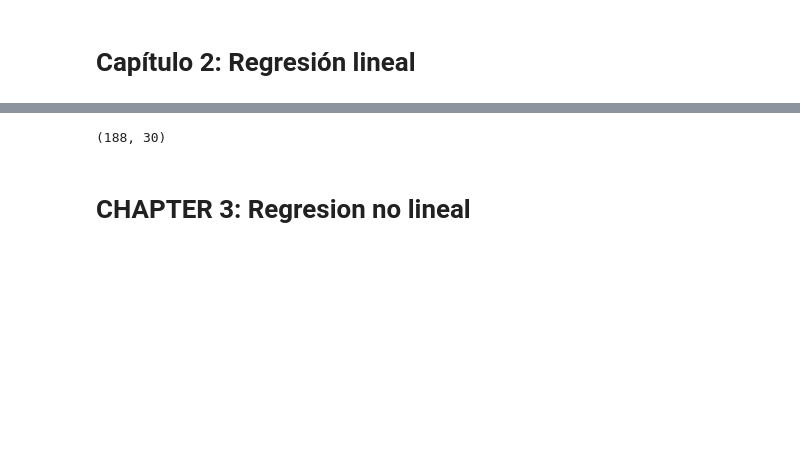
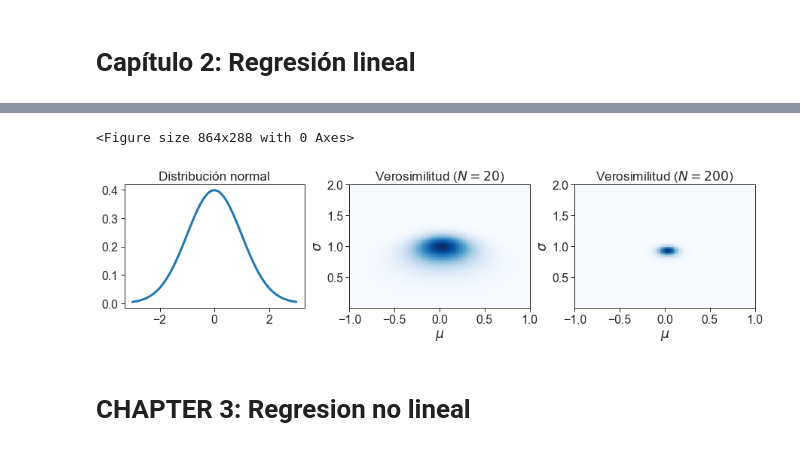
Before and after one commit to GAMES-UChile/Curso-Aprendizaje-de-Maquinas, a Jupyter notebook: Figuras.ipynb, the cells around one changed output, grey strips where cells are left out. Cells and saved outputs as stored; diff of their text form; code cells hidden in the pictures; blank space fills up the shorter version.

Commit message:
maximum likelihood

```diff
--- a/Figuras.ipynb
+++ b/Figuras.ipynb
@@ -289,7 +274,69 @@ scores RIDGE: 0.7452575475635768 and 0.7242681870550056
-# %%
-X_test.shape
-# %% [output]
-(188, 30)
+# %%
+import numpy as np
+import matplotlib.pyplot as plt
+np.seterr(divide='ignore', invalid='ignore')
+######
+def likelihood(mu, sigma, y):
+    cte = 1/((2*np.pi*sigma**2)**(len(y)/2))
+    num = 0
+    for yi in y:
+        num -= (yi-mu)**2
+    e = np.exp(num/(2*sigma**2))
+    return cte*e
+#####
+mu = 0
+sigma = 1
+
+# Distribution
+
+plt.set_cmap('Blues')
+vec = np.linspace(-3, 3, 100)
+dist = 1/(sigma*np.sqrt(2*np.pi)) * np.exp(-(vec-mu)**2 /(2 * sigma**2))
+
+fig, (ax0, ax1, ax2) = plt.subplots(1, 3, gridspec_kw={'hspace': 0, 'wspace': .25},figsize=(15,3))
+
+ax0.plot(vec, dist, lw=3)
+ax0.title.set_text('Distribución normal')
+
+
+# Likelihood
+
+mu_min, mu_max = -1, 1
+s_min, s_max = 0.0001, 2
+
+vec_mu = np.linspace(mu_min, mu_max, 100)
+vec_sigma = np.linspace(s_min, s_max, 100)
+
+mm, ss = np.meshgrid(vec_mu, vec_sigma)
+
+N1 = 20
+y1 = np.random.normal(mu, sigma, N1)
+z1 = likelihood(mm, ss, y1)
+
+N2 = 200
+y2 = np.random.normal(mu, sigma, N2)
+z2 = likelihood(mm, ss, y2)
+
+#ax1.contour(vec_mu, vec_sigma, z1)
+im1 = ax1.imshow(z1, extent=[mu_min, mu_max, s_min, s_max], aspect='auto')
+ax1.title.set_text('Verosimilitud ($N={}$)'.format(N1))
+ax1.set_xlabel('$\mu$')
+ax1.set_ylabel('$\sigma$')
+#fig.colorbar(im1, ax=ax1)
+
+
+#ax2.contour(vec_mu, vec_sigma, z2)
+im2 = ax2.imshow(z2, extent=[mu_min, mu_max, s_min, s_max], aspect='auto')
+ax2.title.set_text('Verosimilitud ($N={}$)'.format(N2))
+ax2.set_xlabel('$\mu$')
+ax2.set_ylabel('$\sigma$')
+#fig.colorbar(im2, ax=ax2)
+
+
+if savefigs: plt.savefig(out_path + prefix + 'gaussian_likelihood.pdf', bbox_inches='tight')
+# %% [output]
+<Figure size 864x288 with 0 Axes>
+[figure, added]
 # %% [markdown]
 # CHAPTER 3: Regresion no lineal
 # %%
```
Also changed, not shown: parts of 6 cells of this notebook, 4 other files.
